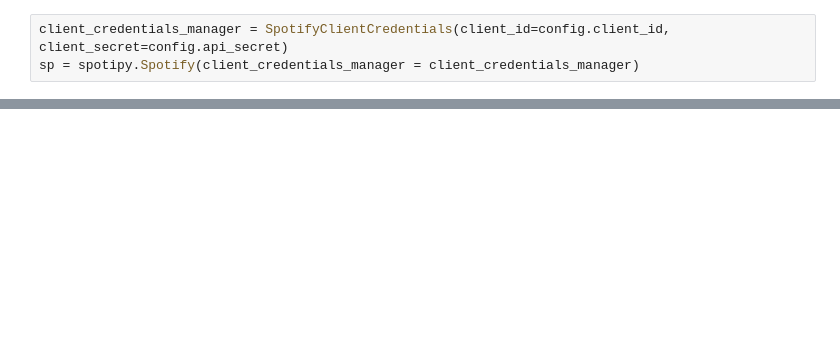
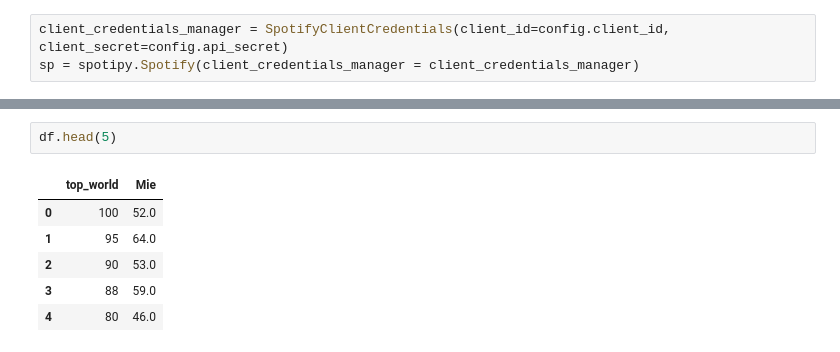
Before and after one commit to davidrodord56/SpotiAPP, a Jupyter notebook: Lab-Code.ipynb, the cells around one changed output, grey strips where cells are left out. Cells and saved outputs as stored; diff of their text form; blank space fills up the shorter version.

```diff
--- a/Lab-Code.ipynb
+++ b/Lab-Code.ipynb
@@ -57,0 +87,9 @@ print(sp.audio_features(track_uris[1]))
+# %%
+df.head(5)
+# %% [output]
+|  | top_world | Mie |
+| 0 | 100 | 52.0 |
+| 1 | 95 | 64.0 |
+| 2 | 90 | 53.0 |
+| 3 | 88 | 59.0 |
+| 4 | 80 | 46.0 |
```
Also changed, not shown: parts of 11 cells of this notebook.
